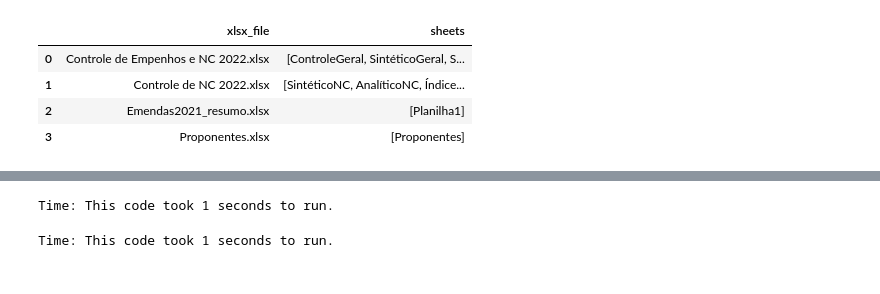
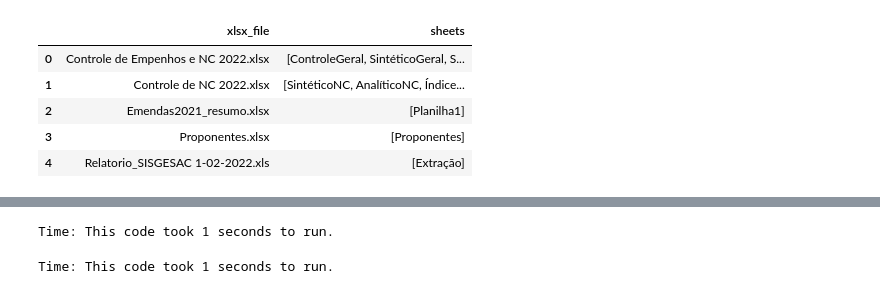
Before and after one commit to robertomdiniz5/Projeto-Controle-Financeiro-GESAC, a Jupyter notebook: controle_financeiro_gesac.ipynb, the cells around one changed output, grey strips where cells are left out. Drawn from its saved outputs; the diff is of its cells as text; code cells hidden in the pictures.

```diff
--- a/controle_financeiro_gesac.ipynb
+++ b/controle_financeiro_gesac.ipynb
@@ -11,24 +15,28 @@ import unicodedata
 start_time = time()
 #documentating information about the excel files and sheets inside of it.
 
+
+#listing the files on the directory
 files = os.listdir()
 
-xslx_files = [x for x in files if x.split('.')[-1]=='xlsx' and x.split('.')[0]!='BI_Financeiro']
+#getting all the files with xlsx or xls format
+xlsx_files = [x for x in files if x.split('.')[-1]=='xlsx' or  x.split('.')[-1]=='xls']
 
 def get_sheets_names(x):
     xlsx = pd.ExcelFile(x)
     return xlsx.sheet_names  # see all sheet names
 
-sheets_names = [get_sheets_names(excel) for excel in xslx_files ]
+#putting all the sheets names inside a list
+sheets_names = [get_sheets_names(excel) for excel in xlsx_files]
 
-lst_src = list(zip(xslx_files, sheets_names))
+#zipping the lists togueter for execute as program
+lst_src = list(zip(xlsx_files, sheets_names))
 
-for i,v in enumerate(lst_src):
-    exec(f"xlsx_{i} = '{v[0]}'")
-
+#building a dataframe with information about the excel files
 df_xlsx = pd.DataFrame(lst_src, columns=['xlsx_file','sheets'])
 
 end_time = time(); print(f'Time: This code took {ceil(end_time-start_time)} seconds to run.'); total_time = end_time-start_time
 
+
 print('df_xlsx: '); df_xlsx
 # %% [output]
@@ -36,9 +44,10 @@ Time: This code took 1 seconds to run.
 df_xlsx:
 |  | xlsx_file | sheets |
 | 0 | Controle de Empenhos e NC 2022.xlsx | [ControleGeral, SintéticoGeral, S... |
 | 1 | Controle de NC 2022.xlsx | [SintéticoNC, AnalíticoNC, Índice... |
 | 2 | Emendas2021_resumo.xlsx | [Planilha1] |
 | 3 | Proponentes.xlsx | [Proponentes] |
+| 4 | Relatorio_SISGESAC 1-02-2022.xls | [Extração] |
 # %%
 start_time = time()
 
```
Also changed, not shown: parts of 11 cells of this notebook, 21 other files.
